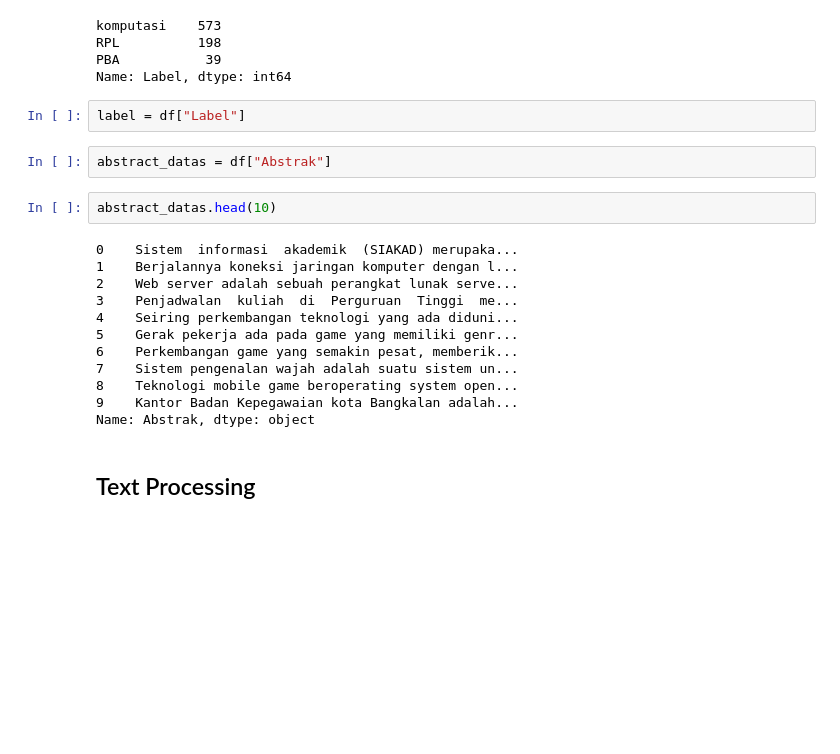
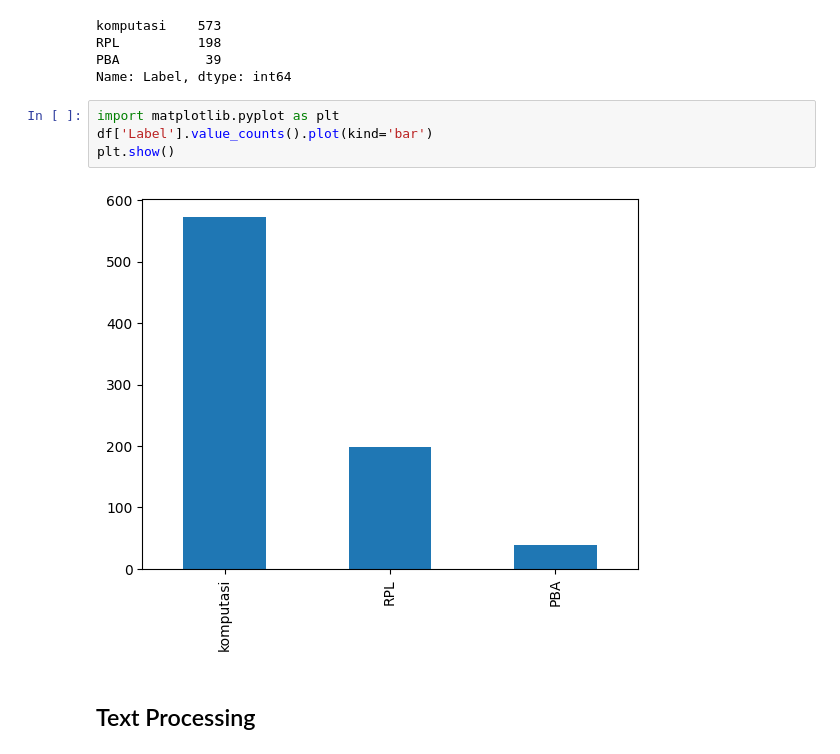
Before and after one commit to diahkamalia/prosaindata, a Jupyter notebook: _sources/UTS.ipynb, the cells around one changed output. Saved outputs shown, nothing was run; the diff lists cells and outputs as text; blank space fills up the shorter version.

```diff
--- a/_sources/UTS.ipynb
+++ b/_sources/UTS.ipynb
@@ -85,24 +101,12 @@ komputasi    573
 RPL          198
 PBA           39
 Name: Label, dtype: int64
-# %%
-label = df["Label"]
-# %%
-abstract_datas = df["Abstrak"]
-# %%
-abstract_datas.head(10)
-# %% [output]
-0    Sistem  informasi  akademik  (SIAKAD) merupaka...
-1    Berjalannya koneksi jaringan komputer dengan l...
-2    Web server adalah sebuah perangkat lunak serve...
-3    Penjadwalan  kuliah  di  Perguruan  Tinggi  me...
-4    Seiring perkembangan teknologi yang ada diduni...
-5    Gerak pekerja ada pada game yang memiliki genr...
-6    Perkembangan game yang semakin pesat, memberik...
-7    Sistem pengenalan wajah adalah suatu sistem un...
-8    Teknologi mobile game beroperating system open...
-9    Kantor Badan Kepegawaian kota Bangkalan adalah...
-Name: Abstrak, dtype: object
+# %%
+import matplotlib.pyplot as plt
+df['Label'].value_counts().plot(kind='bar')
+plt.show()
+# %% [output]
+[figure, added]
 # %% [markdown]
 ## Text Processing
 # %% [markdown]
```
Also changed, not shown: parts of 112 cells of this notebook, 4 other files.
